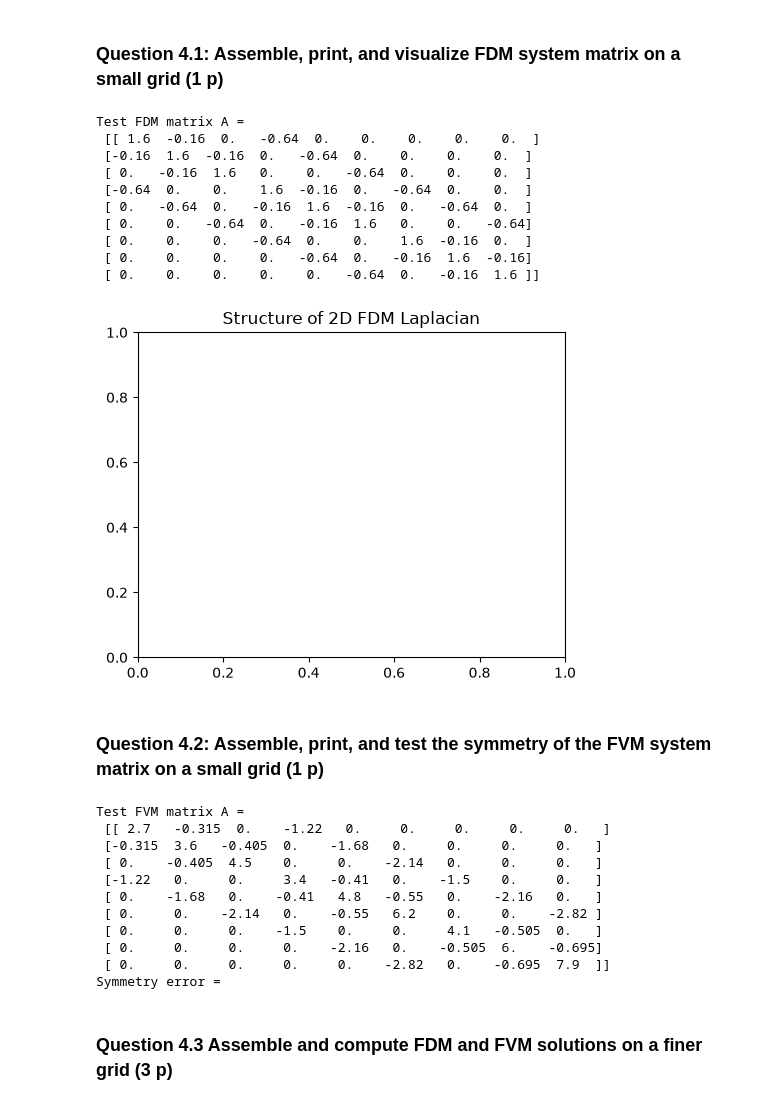
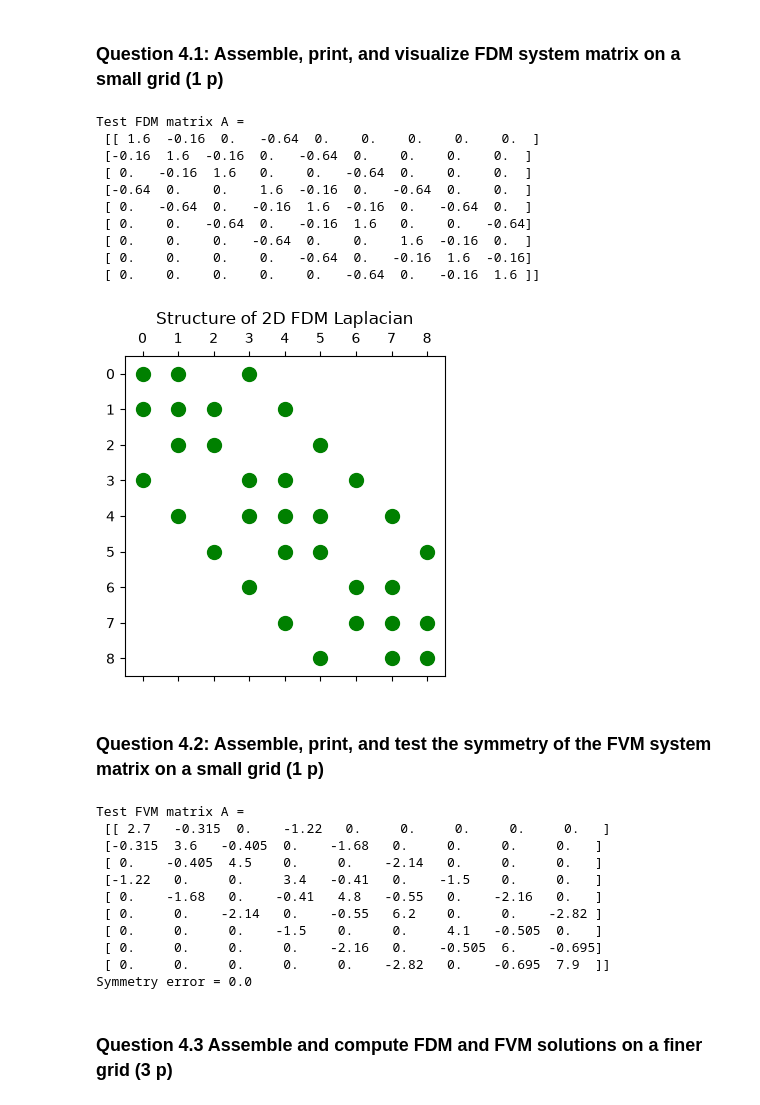
Before and after one commit to TychoRietman/TW3730TU-Assignments, a Jupyter notebook: Assignment-3.ipynb, the cells around one changed output. Drawn from its saved outputs; the diff is of its cells as text; code cells hidden in the pictures.

```diff
--- a/Assignment-3.ipynb
+++ b/Assignment-3.ipynb
@@ -694,27 +694,28 @@ def create2DLFVM(Lx, Ly, Nx, Ny, coeffFun):
 # %%
 Nx, Ny = 4, 4
 dx, dy = Lx/Nx, Ly/Ny
 x, y = np.mgrid[dx:Lx-dx:(Nx-1)*1j, dy:Ly-dy:(Ny-1)*1j]
 A_fdm_small = FDLaplacian2D(Nx, Ny, dx, dy)
 print('Test FDM matrix A =\n',A_fdm_small.todense())
 
 plt.figure(figsize=(5, 4))
 # YOUR CODE HERE - use plt.spy() with round green markers
+plt.spy(A_fdm_small, marker='o', color='green')
 plt.title('Structure of 2D FDM Laplacian')
 plt.tight_layout()
 plt.show()
 # %% [output]
 Test FDM matrix A =
  [[ 1.6  -0.16  0.   -0.64  0.    0.    0.    0.    0.  ]
  [-0.16  1.6  -0.16  0.   -0.64  0.    0.    0.    0.  ]
  [ 0.   -0.16  1.6   0.    0.   -0.64  0.    0.    0.  ]
  [-0.64  0.    0.    1.6  -0.16  0.   -0.64  0.    0.  ]
  [ 0.   -0.64  0.   -0.16  1.6  -0.16  0.   -0.64  0.  ]
  [ 0.    0.   -0.64  0.   -0.16  1.6   0.    0.   -0.64]
  [ 0.    0.    0.   -0.64  0.    0.    1.6  -0.16  0.  ]
  [ 0.    0.    0.    0.   -0.64  0.   -0.16  1.6  -0.16]
  [ 0.    0.    0.    0.    0.   -0.64  0.   -0.16  1.6 ]]
-[figure, old version]
+[figure, new version]
 # %% [markdown]
 ### Question 4.2: Assemble, print, and test the symmetry of the FVM system matrix on a small grid (1 p)
 # %%
@@ -723,7 +724,10 @@ dx, dy = Lx/Nx, Ly/Ny
 x, y = np.mgrid[dx:Lx-dx:(Nx-1)*1j, dy:Ly-dy:(Ny-1)*1j]
 A_fvm_small = create2DLFVM(Lx, Ly, Nx, Ny, coeffK2)
 print('Test FVM matrix A =\n',A_fvm_small.todense())
-print('Symmetry error =', ) #REPLACE THIS
+print(
+    'Symmetry error =',
+    np.linalg.norm((A_fvm_small - A_fvm_small.T).todense())
+)
 # %% [output]
 Test FVM matrix A =
  [[ 2.7   -0.315  0.    -1.22   0.     0.     0.     0.     0.   ]
@@ -735,7 +739,7 @@ Test FVM matrix A =
  [ 0.     0.     0.    -1.5    0.     0.     4.1   -0.505  0.   ]
  [ 0.     0.     0.     0.    -2.16   0.    -0.505  6.    -0.695]
  [ 0.     0.     0.     0.     0.    -2.82   0.    -0.695  7.9  ]]
-Symmetry error =
+Symmetry error = 0.0
 # %% [markdown]
 ### Question 4.3 Assemble and compute FDM and FVM solutions on a finer grid (3 p)
 # %%
```
